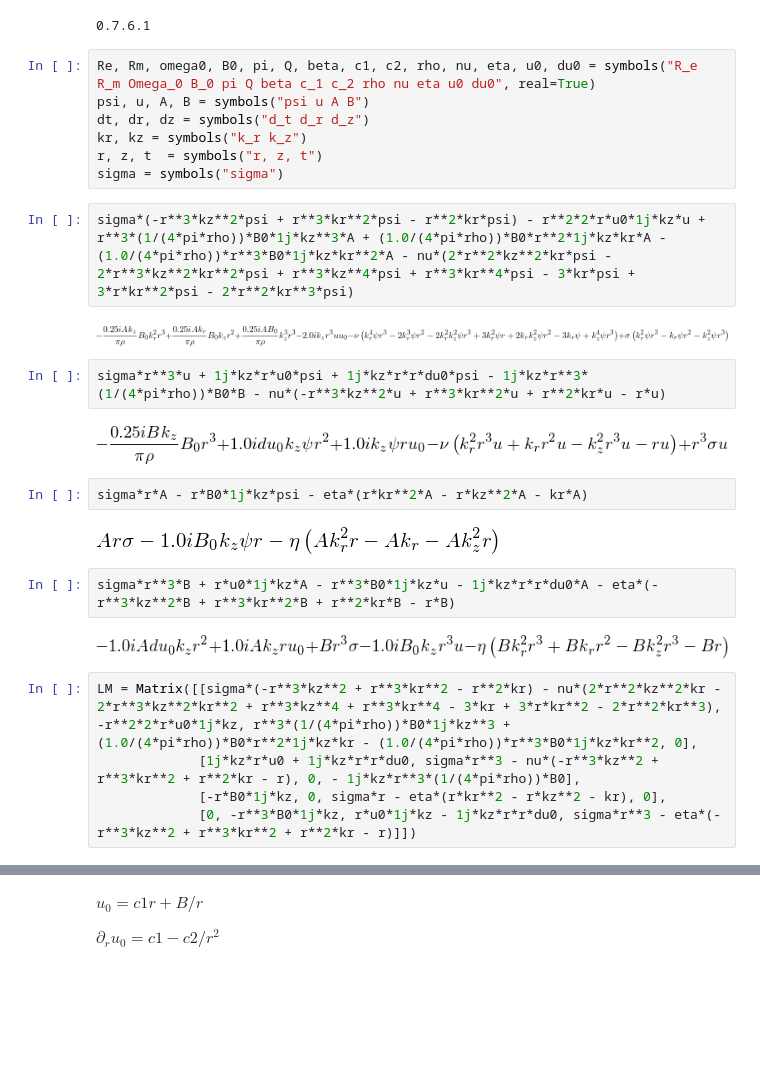
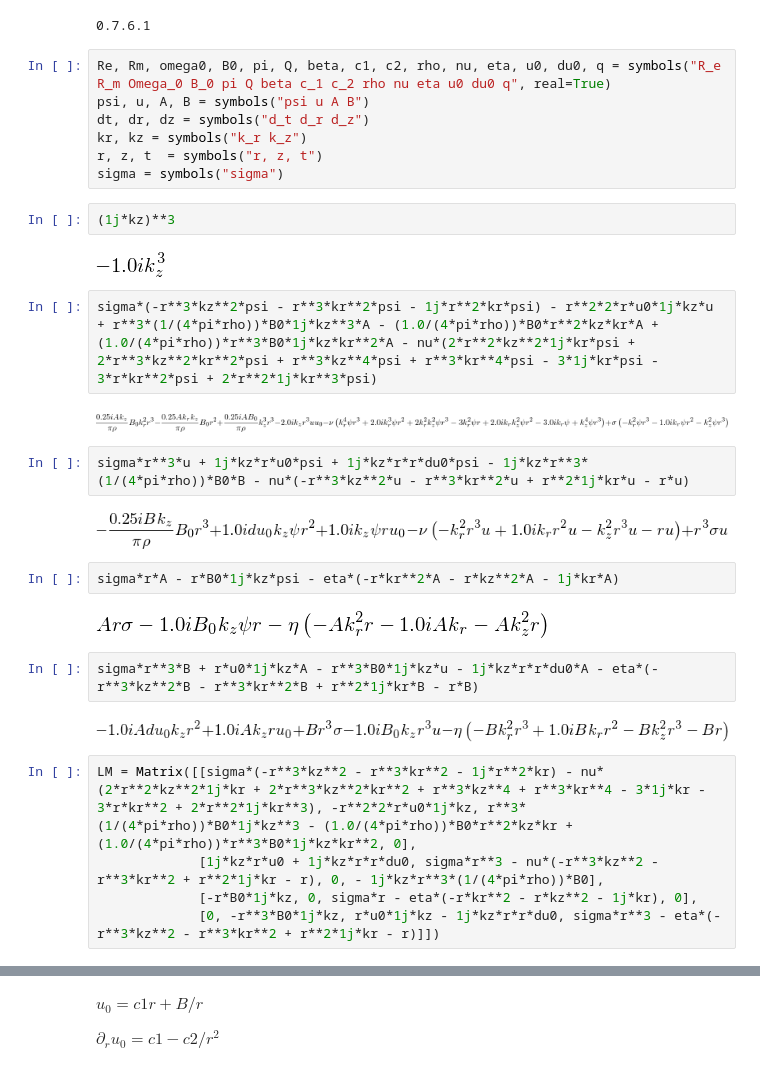
Before and after one commit to jsoishi/weakly_nonlinear_mri, a Jupyter notebook: python/widegap/Widegap dispersion relation.ipynb, the cells around one changed output, grey strips where cells are left out. Drawn from its saved outputs; the diff is of its cells as text; blank space fills up the shorter version.

```diff
--- a/python/widegap/Widegap dispersion relation.ipynb
+++ b/python/widegap/Widegap dispersion relation.ipynb
@@ -11,33 +11,37 @@ print(sympy.__version__)
 # %% [output]
 0.7.6.1
 # %%
-Re, Rm, omega0, B0, pi, Q, beta, c1, c2, rho, nu, eta, u0, du0 = symbols("R_e R_m Omega_0 B_0 pi Q beta c_1 c_2 rho nu eta u0 du0", real=True)
+Re, Rm, omega0, B0, pi, Q, beta, c1, c2, rho, nu, eta, u0, du0, q = symbols("R_e R_m Omega_0 B_0 pi Q beta c_1 c_2 rho nu eta u0 du0 q", real=True)
 psi, u, A, B = symbols("psi u A B")
 dt, dr, dz = symbols("d_t d_r d_z")
 kr, kz = symbols("k_r k_z")
 r, z, t  = symbols("r, z, t")
 sigma = symbols("sigma")
+# %%
+(1j*kz)**3
+# %% [output]
+[figure, added]
 # %%
-sigma*(-r**3*kz**2*psi + r**3*kr**2*psi - r**2*kr*psi) - r**2*2*r*u0*1j*kz*u + r**3*(1/(4*pi*rho))*B0*1j*kz**3*A + (1.0/(4*pi*rho))*B0*r**2*1j*kz*kr*A - (1.0/(4*pi*rho))*r**3*B0*1j*kz*kr**2*A - nu*(2*r**2*kz**2*kr*psi - 2*r**3*kz**2*kr**2*psi + r**3*kz**4*psi + r**3*kr**4*psi - 3*kr*psi + 3*r*kr**2*psi - 2*r**2*kr**3*psi)
+sigma*(-r**3*kz**2*psi - r**3*kr**2*psi - 1j*r**2*kr*psi) - r**2*2*r*u0*1j*kz*u + r**3*(1/(4*pi*rho))*B0*1j*kz**3*A - (1.0/(4*pi*rho))*B0*r**2*kz*kr*A + (1.0/(4*pi*rho))*r**3*B0*1j*kz*kr**2*A - nu*(2*r**2*kz**2*1j*kr*psi + 2*r**3*kz**2*kr**2*psi + r**3*kz**4*psi + r**3*kr**4*psi - 3*1j*kr*psi - 3*r*kr**2*psi + 2*r**2*1j*kr**3*psi)
 # %% [output]
-[figure, old version]
+[figure, new version]
 # %%
-sigma*r**3*u + 1j*kz*r*u0*psi + 1j*kz*r*r*du0*psi - 1j*kz*r**3*(1/(4*pi*rho))*B0*B - nu*(-r**3*kz**2*u + r**3*kr**2*u + r**2*kr*u - r*u)
+sigma*r**3*u + 1j*kz*r*u0*psi + 1j*kz*r*r*du0*psi - 1j*kz*r**3*(1/(4*pi*rho))*B0*B - nu*(-r**3*kz**2*u - r**3*kr**2*u + r**2*1j*kr*u - r*u)
 # %% [output]
-[figure, old version]
+[figure, new version]
 # %%
-sigma*r*A - r*B0*1j*kz*psi - eta*(r*kr**2*A - r*kz**2*A - kr*A)
+sigma*r*A - r*B0*1j*kz*psi - eta*(-r*kr**2*A - r*kz**2*A - 1j*kr*A)
 # %% [output]
-[figure, old version]
+[figure, new version]
 # %%
-sigma*r**3*B + r*u0*1j*kz*A - r**3*B0*1j*kz*u - 1j*kz*r*r*du0*A - eta*(-r**3*kz**2*B + r**3*kr**2*B + r**2*kr*B - r*B)
+sigma*r**3*B + r*u0*1j*kz*A - r**3*B0*1j*kz*u - 1j*kz*r*r*du0*A - eta*(-r**3*kz**2*B - r**3*kr**2*B + r**2*1j*kr*B - r*B)
 # %% [output]
-[figure, old version]
+[figure, new version]
 # %%
-LM = Matrix([[sigma*(-r**3*kz**2 + r**3*kr**2 - r**2*kr) - nu*(2*r**2*kz**2*kr - 2*r**3*kz**2*kr**2 + r**3*kz**4 + r**3*kr**4 - 3*kr + 3*r*kr**2 - 2*r**2*kr**3), -r**2*2*r*u0*1j*kz, r**3*(1/(4*pi*rho))*B0*1j*kz**3 + (1.0/(4*pi*rho))*B0*r**2*1j*kz*kr - (1.0/(4*pi*rho))*r**3*B0*1j*kz*kr**2, 0],
-             [1j*kz*r*u0 + 1j*kz*r*r*du0, sigma*r**3 - nu*(-r**3*kz**2 + r**3*kr**2 + r**2*kr - r), 0, - 1j*kz*r**3*(1/(4*pi*rho))*B0],
-             [-r*B0*1j*kz, 0, sigma*r - eta*(r*kr**2 - r*kz**2 - kr), 0],
-             [0, -r**3*B0*1j*kz, r*u0*1j*kz - 1j*kz*r*r*du0, sigma*r**3 - eta*(-r**3*kz**2 + r**3*kr**2 + r**2*kr - r)]])
+LM = Matrix([[sigma*(-r**3*kz**2 - r**3*kr**2 - 1j*r**2*kr) - nu*(2*r**2*kz**2*1j*kr + 2*r**3*kz**2*kr**2 + r**3*kz**4 + r**3*kr**4 - 3*1j*kr - 3*r*kr**2 + 2*r**2*1j*kr**3), -r**2*2*r*u0*1j*kz, r**3*(1/(4*pi*rho))*B0*1j*kz**3 - (1.0/(4*pi*rho))*B0*r**2*kz*kr + (1.0/(4*pi*rho))*r**3*B0*1j*kz*kr**2, 0],
+             [1j*kz*r*u0 + 1j*kz*r*r*du0, sigma*r**3 - nu*(-r**3*kz**2 - r**3*kr**2 + r**2*1j*kr - r), 0, - 1j*kz*r**3*(1/(4*pi*rho))*B0],
+             [-r*B0*1j*kz, 0, sigma*r - eta*(-r*kr**2 - r*kz**2 - 1j*kr), 0],
+             [0, -r**3*B0*1j*kz, r*u0*1j*kz - 1j*kz*r*r*du0, sigma*r**3 - eta*(-r**3*kz**2 - r**3*kr**2 + r**2*1j*kr - r)]])
 # %%
 LM
 # %% [output]
```
Also changed, not shown: parts of 7 cells of this notebook, 2 other files.
